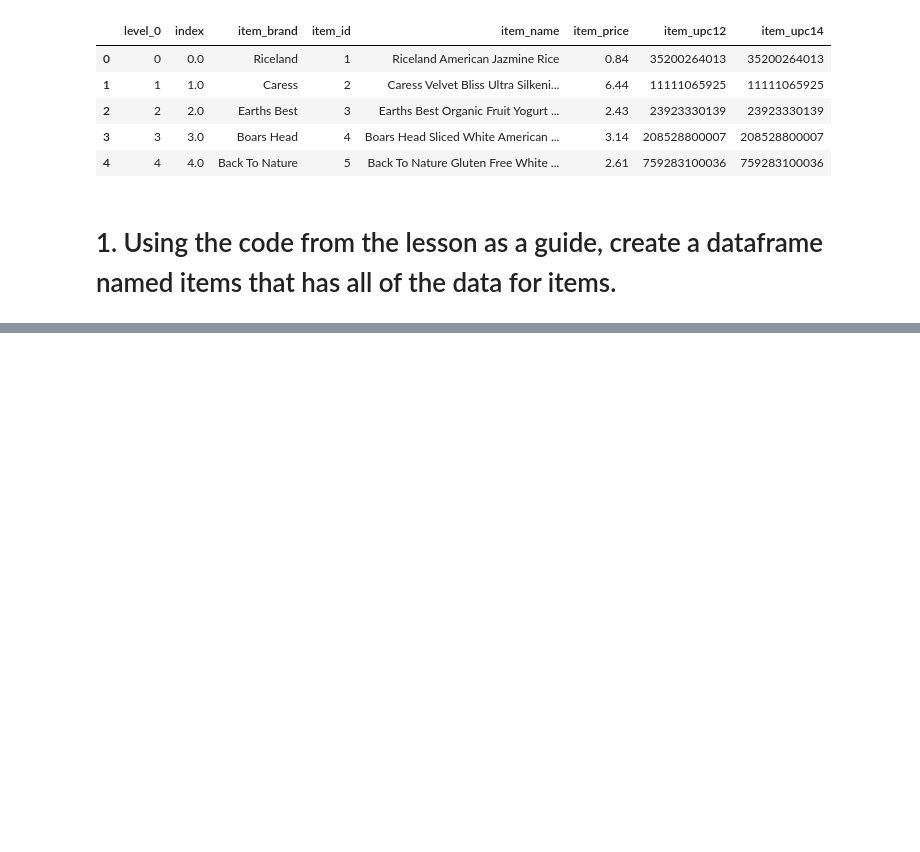
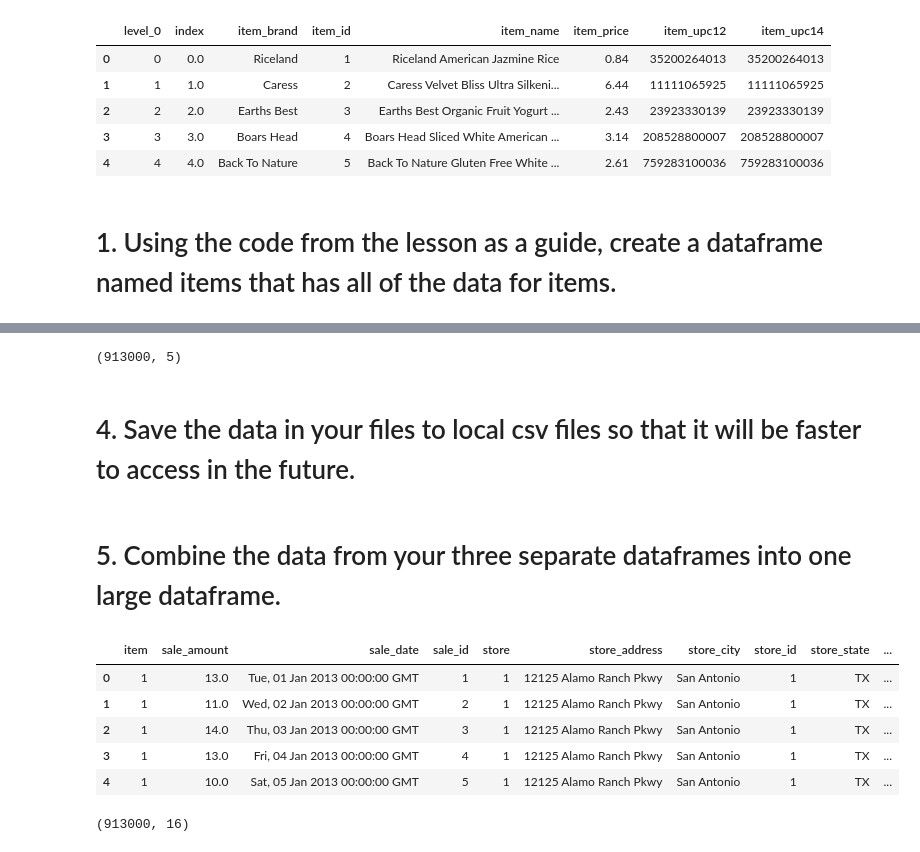
Before and after one commit to george887/time-series-exercises, a Jupyter notebook: acquire.ipynb, the cells around one changed output, grey strips where cells are left out. Cells and saved outputs as stored; diff of their text form; code cells hidden in the pictures; blank space fills up the shorter version.

```diff
--- a/acquire.ipynb
+++ b/acquire.ipynb
@@ -230,0 +392,31 @@ df.head()
+# %%
+def get_sales_data(base_url):
+    '''
+    Input base_url. Creates df using data from url then retrieves data from
+    all the corresponding pages and combines all the pages into one DF.
+    '''
+    # saving object retrieved from requests function being passed argument URL
+    response = requests.get(base_url)
+
+    # saving data from .json object
+    data = response.json()
+
+    # saving first page of items data to df. Items changed to sales
+    df = pd.DataFrame(data['payload']['sales'])
+
+    # iterating range = 1 through max page count
+    for i in range (1, data['payload']['max_page']):
+        # passing url for next page to request.get function
+        response = requests.get(base_url[:23] + data['payload']['next_page'])
+
+        # saving data from response in .json format
+        data = response.json()
+
+        # concating each new page's data to original df. Items changed to sales
+        df = pd.concat([df, pd.DataFrame(data['payload']['sales'])]).reset_index(drop=True)
+
+    # returning df
+    return df
+# %%
+sales = get_sales_data('https://python.zach.lol/api/v1/sales')
+sales.head()
@@ -230,0 +430,6 @@ df.head()
+# %%
+sales.shape
+# %% [output]
+(913000, 5)
+# %% [markdown]
+# 4. Save the data in your files to local csv files so that it will be faster to access in the future.
@@ -230,0 +441,19 @@ df.head()
+# %% [markdown]
+# 5. Combine the data from your three separate dataframes into one large dataframe.
+# %%
+# Creating df to merge all three created. Sales and stores first
+merged_df = sales.merge(stores, left_on='store', right_on='store_id')
+merged_df.head()
+# %% [output]
+|  | item | sale_amount | sale_date | sale_id | store | store_address | store_city | store_id | store_state | ... |
+| 0 | 1 | 13.0 | Tue, 01 Jan 2013 00:00:00 GMT | 1 | 1 | 12125 Alamo Ranch Pkwy | San Antonio | 1 | TX | ... |
+| 1 | 1 | 11.0 | Wed, 02 Jan 2013 00:00:00 GMT | 2 | 1 | 12125 Alamo Ranch Pkwy | San Antonio | 1 | TX | ... |
+| 2 | 1 | 14.0 | Thu, 03 Jan 2013 00:00:00 GMT | 3 | 1 | 12125 Alamo Ranch Pkwy | San Antonio | 1 | TX | ... |
+| 3 | 1 | 13.0 | Fri, 04 Jan 2013 00:00:00 GMT | 4 | 1 | 12125 Alamo Ranch Pkwy | San Antonio | 1 | TX | ... |
+| 4 | 1 | 10.0 | Sat, 05 Jan 2013 00:00:00 GMT | 5 | 1 | 12125 Alamo Ranch Pkwy | San Antonio | 1 | TX | ... |
+# %%
+# Now merging with items. Fully merged df
+merged_df = merged_df.merge(items, left_on='item', right_on='item_id')
+merged_df.shape
+# %% [output]
+(913000, 16)
```
Also changed, not shown: parts of 20 cells of this notebook, 1 other file.
